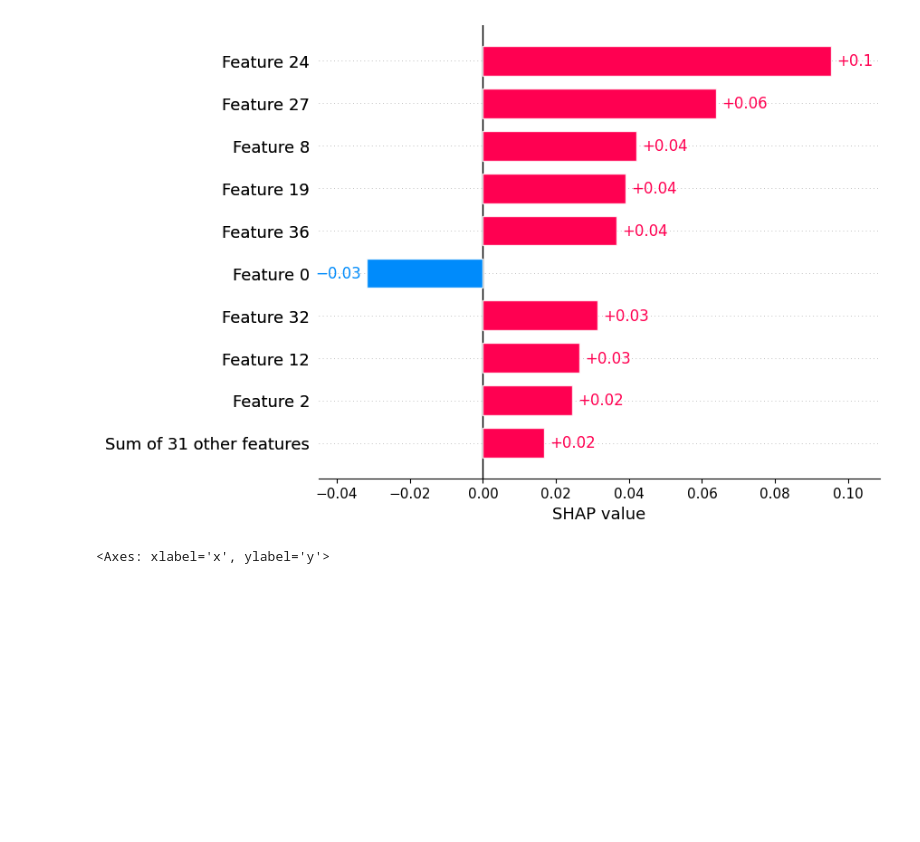
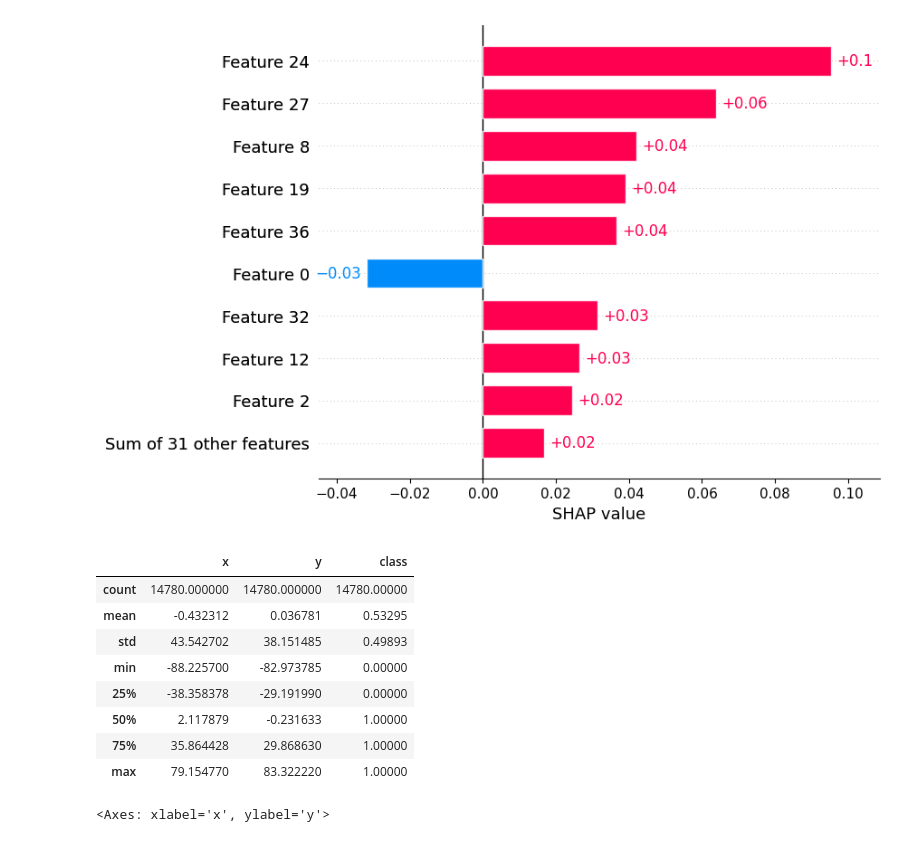
Before and after one commit to c1014695Newcastle/PyTorchJacard, a Jupyter notebook: Model_WORKING.ipynb, the cells around one changed output. Cells and saved outputs as stored; diff of their text form; code cells hidden in the pictures; blank space fills up the shorter version.

Commit message:
Added the datasets of the SHAP values and the dimensionally reduced points

```diff
--- a/Model_WORKING.ipynb
+++ b/Model_WORKING.ipynb
@@ -380,6 +380,18 @@ shap_values_2d = TSNE(n_components=2, random_state=0, metric='cosine').fit_trans
 # %%
 shap_values_2d_df = pd.DataFrame(shap_values_2d, columns=['x','y']).join(labels_df)
 shap_values_2d_df.to_csv('Data/shap_values_2d.csv', index=None)
+# %%
+shap_values_2d_df.describe()
+# %% [output]
+|  | x | y | class |
+| count | 14780.000000 | 14780.000000 | 14780.00000 |
+| mean | -0.432312 | 0.036781 | 0.53295 |
+| std | 43.542702 | 38.151485 | 0.49893 |
+| min | -88.225700 | -82.973785 | 0.00000 |
+| 25% | -38.358378 | -29.191990 | 0.00000 |
+| 50% | 2.117879 | -0.231633 | 1.00000 |
+| 75% | 35.864428 | 29.868630 | 1.00000 |
+| max | 79.154770 | 83.322220 | 1.00000 |
 # %%
 plt.rcParams["figure.figsize"] = [6, 5]
 shap_values_2d_df[0:2000].plot.scatter(
```
Also changed, not shown: 2 other files.
